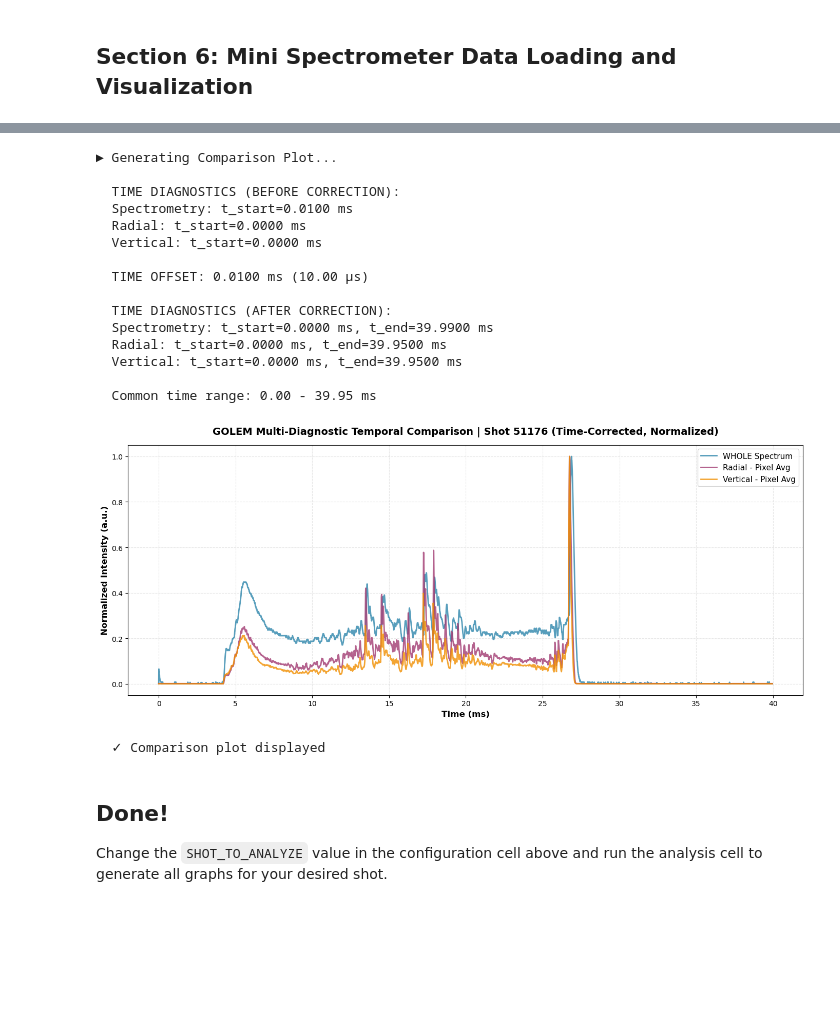
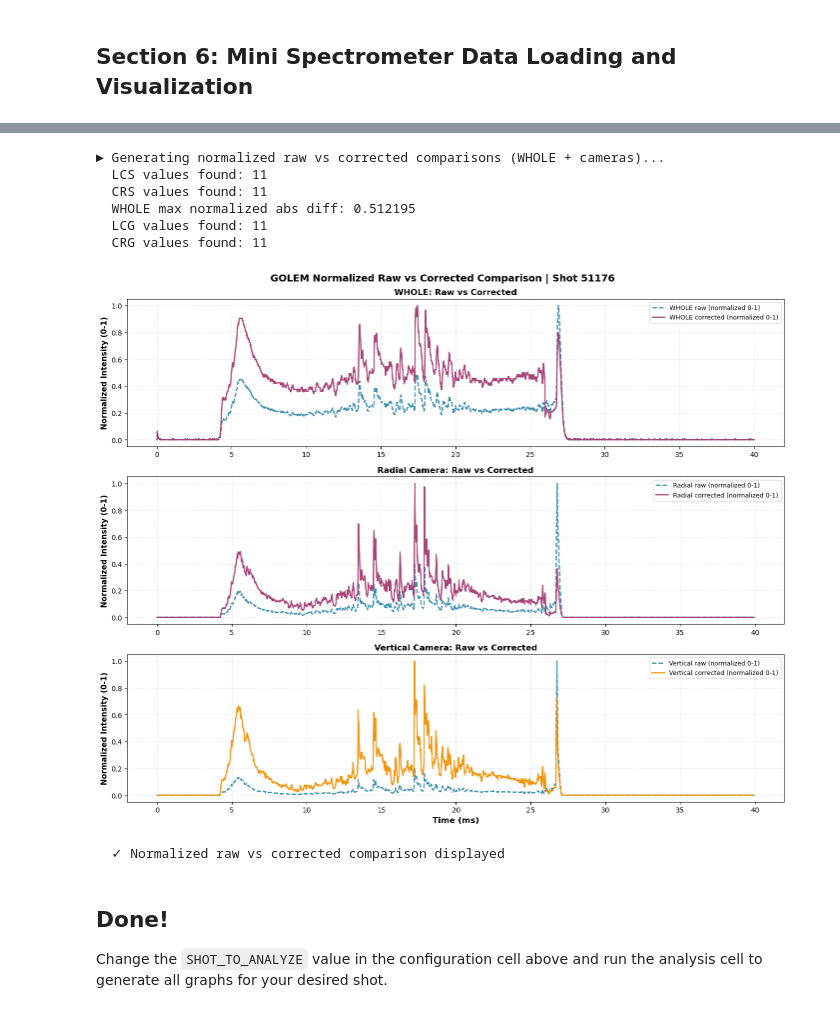
Before and after one commit to stepanhladik/PRPL2025_ZS, a Jupyter notebook: fast_to_cams_absolute.ipynb, the cells around one changed output, grey strips where cells are left out. Drawn from its saved outputs; the diff is of its cells as text; code cells hidden in the pictures; blank space fills up the shorter version.

Commit message:
corrected cameras, aded comparison betwen corrected and raw signals

```diff
--- a/fast_to_cams_absolute.ipynb
+++ b/fast_to_cams_absolute.ipynb
@@ -754,24 +1029,15 @@ ANALYSIS COMPLETE
 # %%
-# Generate combined comparison visualization
-plot_comparison(data)
+# Optional: run only the raw-vs-corrected comparison again
+plot_whole_lcs_crs_comparison(data)
 # %% [output]
-► Generating Comparison Plot...
-
-  TIME DIAGNOSTICS (BEFORE CORRECTION):
-  Spectrometry: t_start=0.0100 ms
-  Radial: t_start=0.0000 ms
-  Vertical: t_start=0.0000 ms
-
-  TIME OFFSET: 0.0100 ms (10.00 µs)
-
-  TIME DIAGNOSTICS (AFTER CORRECTION):
-  Spectrometry: t_start=0.0000 ms, t_end=39.9900 ms
-  Radial: t_start=0.0000 ms, t_end=39.9500 ms
-  Vertical: t_start=0.0000 ms, t_end=39.9500 ms
-
-  Common time range: 0.00 - 39.95 ms
+► Generating normalized raw vs corrected comparisons (WHOLE + cameras)...
+  LCS values found: 11
+  CRS values found: 11
+  WHOLE max normalized abs diff: 0.512195
+  LCG values found: 11
+  CRG values found: 11
-[figure, old version]
+[figure, new version]
-  ✓ Comparison plot displayed
+  ✓ Normalized raw vs corrected comparison displayed
 # %% [markdown]
 ## Done!
 
```
Also changed, not shown: parts of 6 cells of this notebook, 4 other files.
